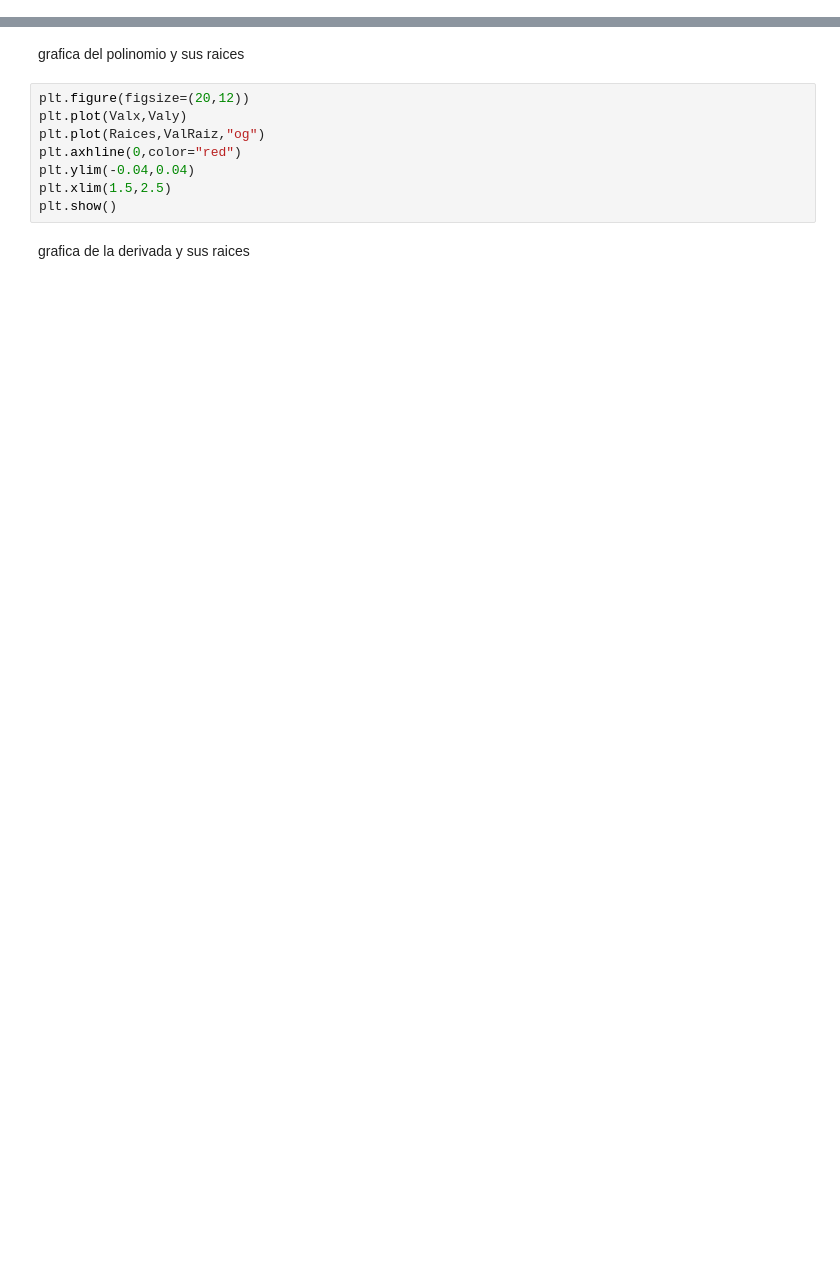
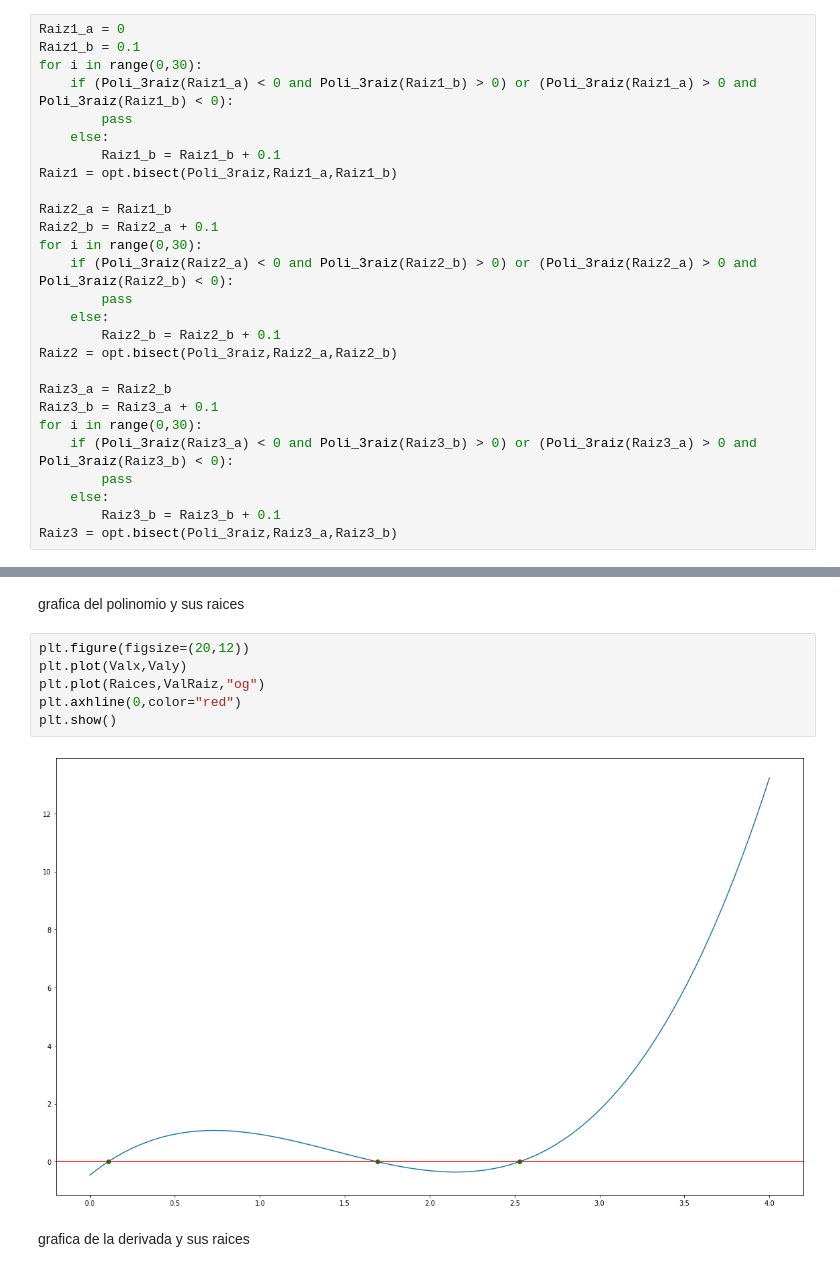
Before and after one commit to Yoposk/PrimerExamen, a Jupyter notebook: Examen_1_MC.ipynb, the cells around one changed output, grey strips where cells are left out. Saved outputs shown, nothing was run; the diff lists cells and outputs as text; blank space fills up the shorter version.

```diff
--- a/Examen_1_MC.ipynb
+++ b/Examen_1_MC.ipynb
@@ -178,0 +169,27 @@ ValueError: f(a) and f(b) must have different signs
+# %%
+Raiz1_a = 0
+Raiz1_b = 0.1
+for i in range(0,30):
+    if (Poli_3raiz(Raiz1_a) < 0 and Poli_3raiz(Raiz1_b) > 0) or (Poli_3raiz(Raiz1_a) > 0 and Poli_3raiz(Raiz1_b) < 0):
+        pass
+    else:
+        Raiz1_b = Raiz1_b + 0.1
+Raiz1 = opt.bisect(Poli_3raiz,Raiz1_a,Raiz1_b)
+
+Raiz2_a = Raiz1_b
+Raiz2_b = Raiz2_a + 0.1
+for i in range(0,30):
+    if (Poli_3raiz(Raiz2_a) < 0 and Poli_3raiz(Raiz2_b) > 0) or (Poli_3raiz(Raiz2_a) > 0 and Poli_3raiz(Raiz2_b) < 0):
+        pass
+    else:
+        Raiz2_b = Raiz2_b + 0.1
+Raiz2 = opt.bisect(Poli_3raiz,Raiz2_a,Raiz2_b)
+
+Raiz3_a = Raiz2_b
+Raiz3_b = Raiz3_a + 0.1
+for i in range(0,30):
+    if (Poli_3raiz(Raiz3_a) < 0 and Poli_3raiz(Raiz3_b) > 0) or (Poli_3raiz(Raiz3_a) > 0 and Poli_3raiz(Raiz3_b) < 0):
+        pass
+    else:
+        Raiz3_b = Raiz3_b + 0.1
+Raiz3 = opt.bisect(Poli_3raiz,Raiz3_a,Raiz3_b)
@@ -229,11 +282,11 @@ grafica del polinomio y sus raices
 # %%
 plt.figure(figsize=(20,12))
 plt.plot(Valx,Valy)
 plt.plot(Raices,ValRaiz,"og")
 plt.axhline(0,color="red")
-plt.ylim(-0.04,0.04)
-plt.xlim(1.5,2.5)
 plt.show()
+# %% [output]
+[figure, added]
 # %% [markdown]
 grafica de la derivada y sus raices
 # %%
```
Also changed, not shown: parts of 21 cells of this notebook.
